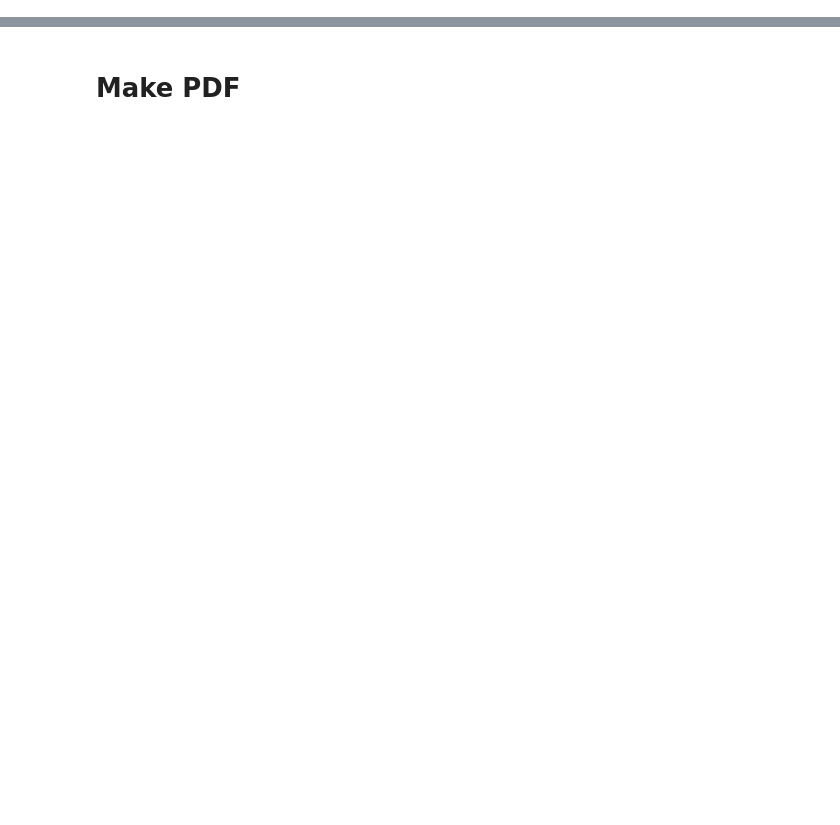
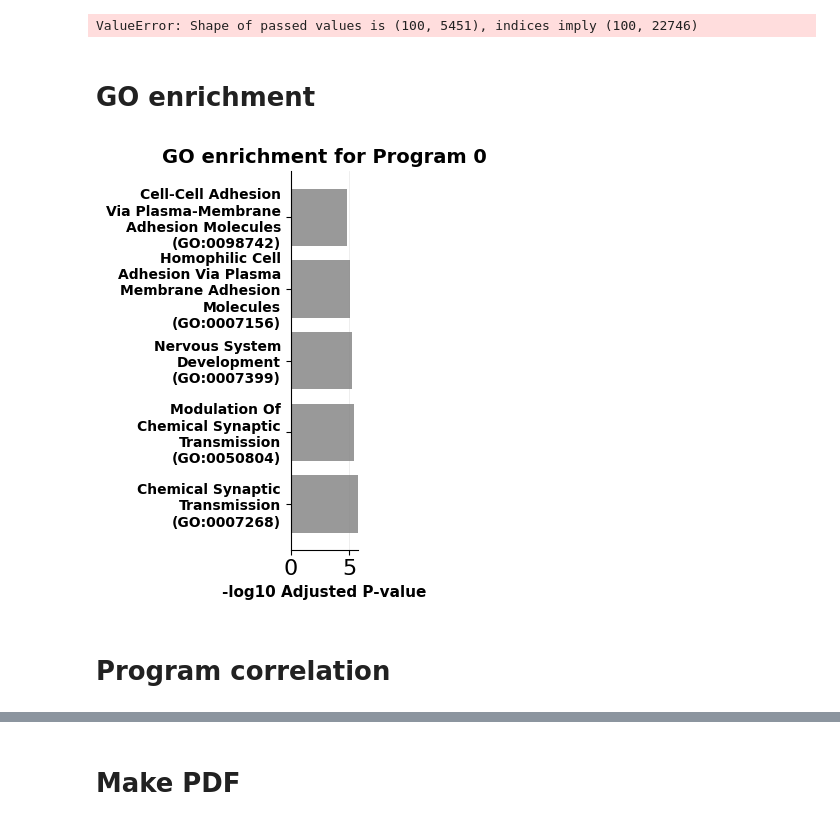
Before and after one commit to EngreitzLab/cNMF_benchmarking, a Jupyter notebook: cNMF_benchmarking_pipeline/Plotting/JupterNote_Version/cNMF_program_analysis.ipynb, the cells around one changed output, grey strips where cells are left out. Saved outputs shown, nothing was run; the diff lists cells and outputs as text; code cells hidden in the pictures; blank space fills up the shorter version.

```diff
--- a/cNMF_benchmarking_pipeline/Plotting/JupterNote_Version/cNMF_program_analysis.ipynb
+++ b/cNMF_benchmarking_pipeline/Plotting/JupterNote_Version/cNMF_program_analysis.ipynb
@@ -16,0 +158,10 @@ file_name = "cNMF_100_gene_sample"
+# %%
+file_to_dictionary = "/oak/stanford/groups/engreitz/Users/ymo/Tools/cNMF_benchmarking/cNMF_benchmarking_pipeline/Evaluation/Resources/weissman_guides_with_coordinates.tsv"
+
+ax = plot_top_gene_per_program(mdata, Target_Program = 0,
+num_gene = 5, ax=None, save_path=None, save_name=None,
+figsize=(4, 4), show=True, file_to_dictionary=file_to_dictionary)
+# %% [output]
+ValueError: Shape of passed values is (100, 5451), indices imply (100, 22746)
+# %% [markdown]
+# GO enrichment
@@ -16,0 +240,8 @@ file_name = "cNMF_100_gene_sample"
+# %%
+GO_path = "/oak/stanford/groups/engreitz/Users/ymo/NMF_re-inplementing/Script/Revant_code/orginal_code/analysis/240807_cNMF_eval_pipeline_analysis/100/100_GO_term_enrichment.txt"
+ax,wrapped_labels= top_GO_per_program(GO_path, Target_Program = 0, num_term = 5, p_value_name = "Adjusted P-value",
+ save_path = None, save_name = None,  ax=None, figsize=(3,5), show=True)
+# %% [output]
+[figure, added]
+# %% [markdown]
+# Program correlation
```
Also changed, not shown: parts of 62 cells of this notebook, 11 other files.
